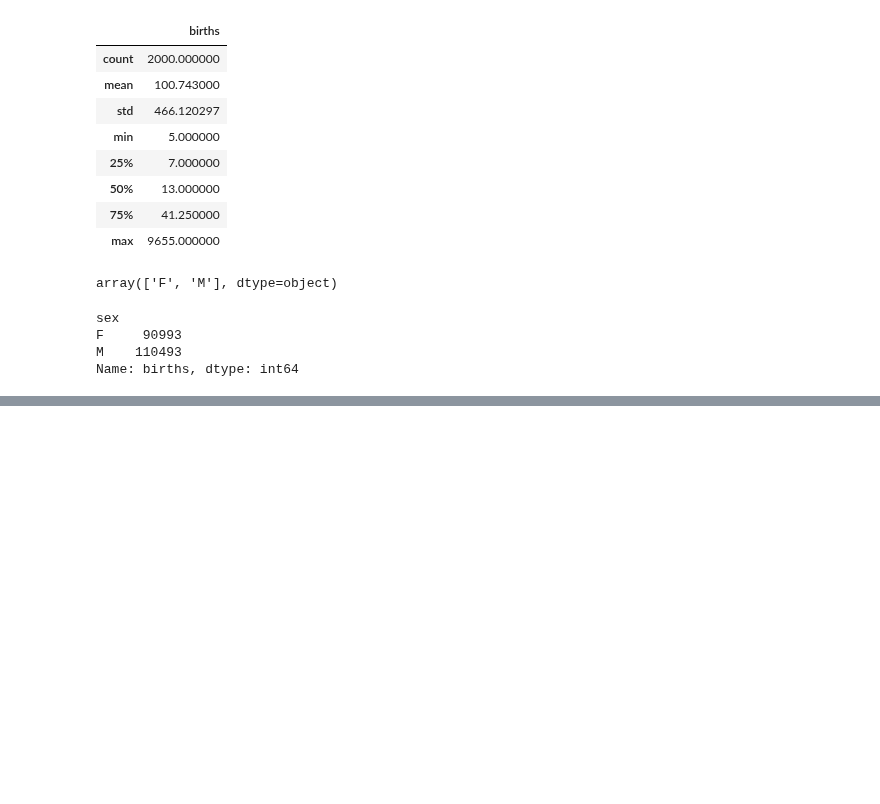
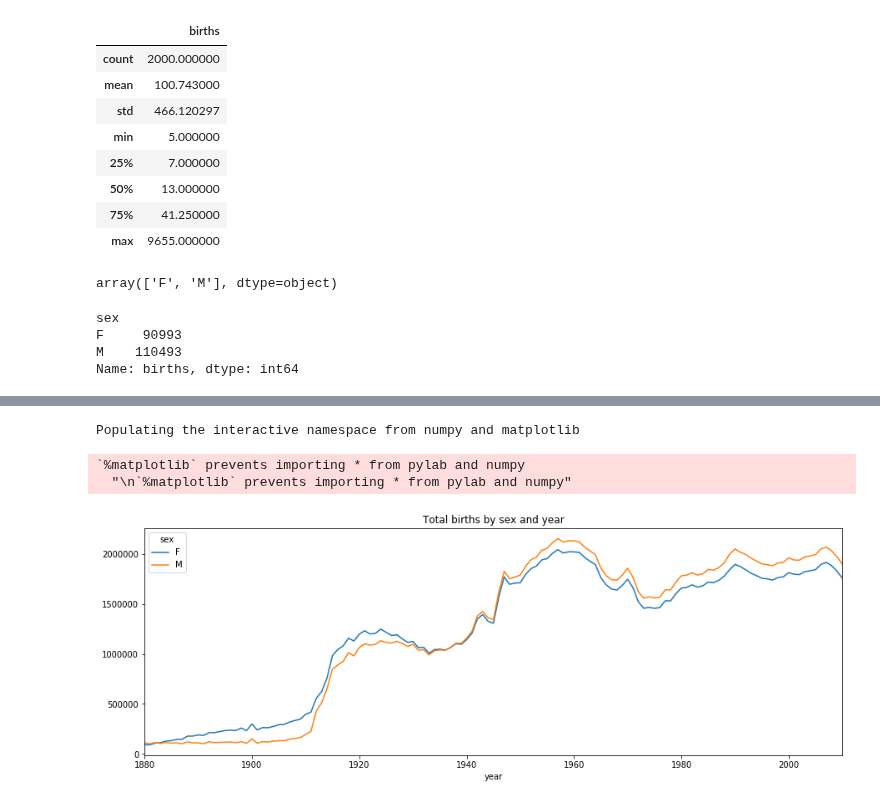
Before and after one commit to ywchiu/taipeifubon, a Jupyter notebook: Demo20200225.ipynb, the cells around one changed output, grey strips where cells are left out. Saved outputs shown, nothing was run; the diff lists cells and outputs as text; code cells hidden in the pictures; blank space fills up the shorter version.

Commit message:
add names

```diff
--- a/Demo20200225.ipynb
+++ b/Demo20200225.ipynb
@@ -1133,3 +1133,12 @@ sex
 F     90993
 M    110493
 Name: births, dtype: int64
+# %%
+import pandas as pd
+namesall = []
+for year in range(1880, 2011):
+    path = 'names/yob' + str(year) + '.txt'
+    df = pd.read_csv(path, names=['name', 'sex', 'births'])
+
+    df['year'] = year
+    namesall.append(df)
@@ -1135,0 +1249,3 @@ Name: births, dtype: int64
+# %%
+df_names = pd.concat(namesall, ignore_index=True)
+df_names['year'].unique()
@@ -1135,0 +1303,2 @@ Name: births, dtype: int64
+# %%
+births = pd.pivot_table(df_names, values='births', index=['year'], columns=['sex'], aggfunc=np.sum, fill_value=0)
@@ -1135,0 +1315,10 @@ Name: births, dtype: int64
+# %%
+%pylab inline
+import matplotlib.pyplot as plt
+births.plot(title='Total births by sex and year', figsize=(15, 5))
+plt.show()
+# %% [output]
+Populating the interactive namespace from numpy and matplotlib
+`%matplotlib` prevents importing * from pylab and numpy
+  "\n`%matplotlib` prevents importing * from pylab and numpy"
+[figure, added]
```
Also changed, not shown: parts of 20 cells of this notebook.
